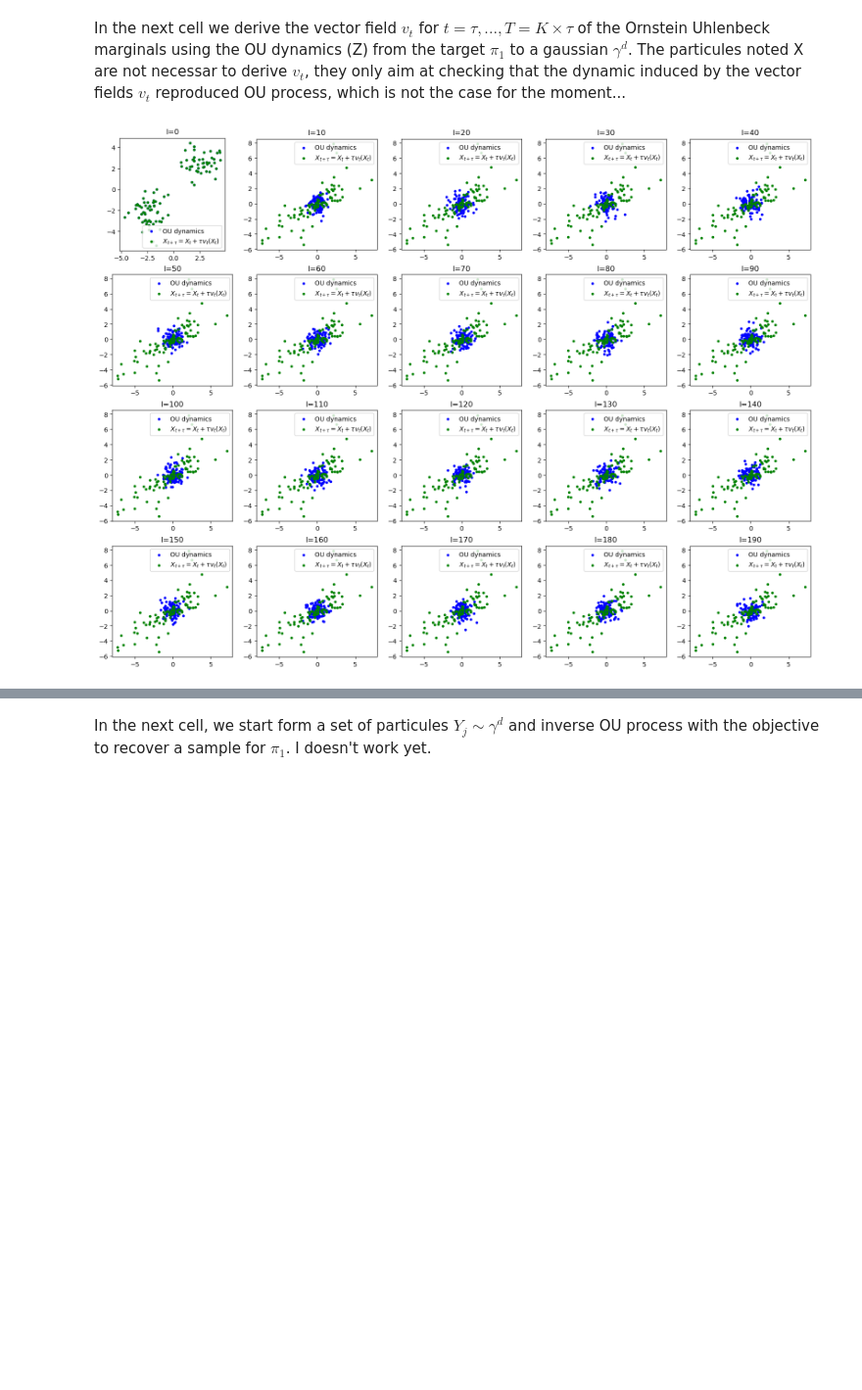
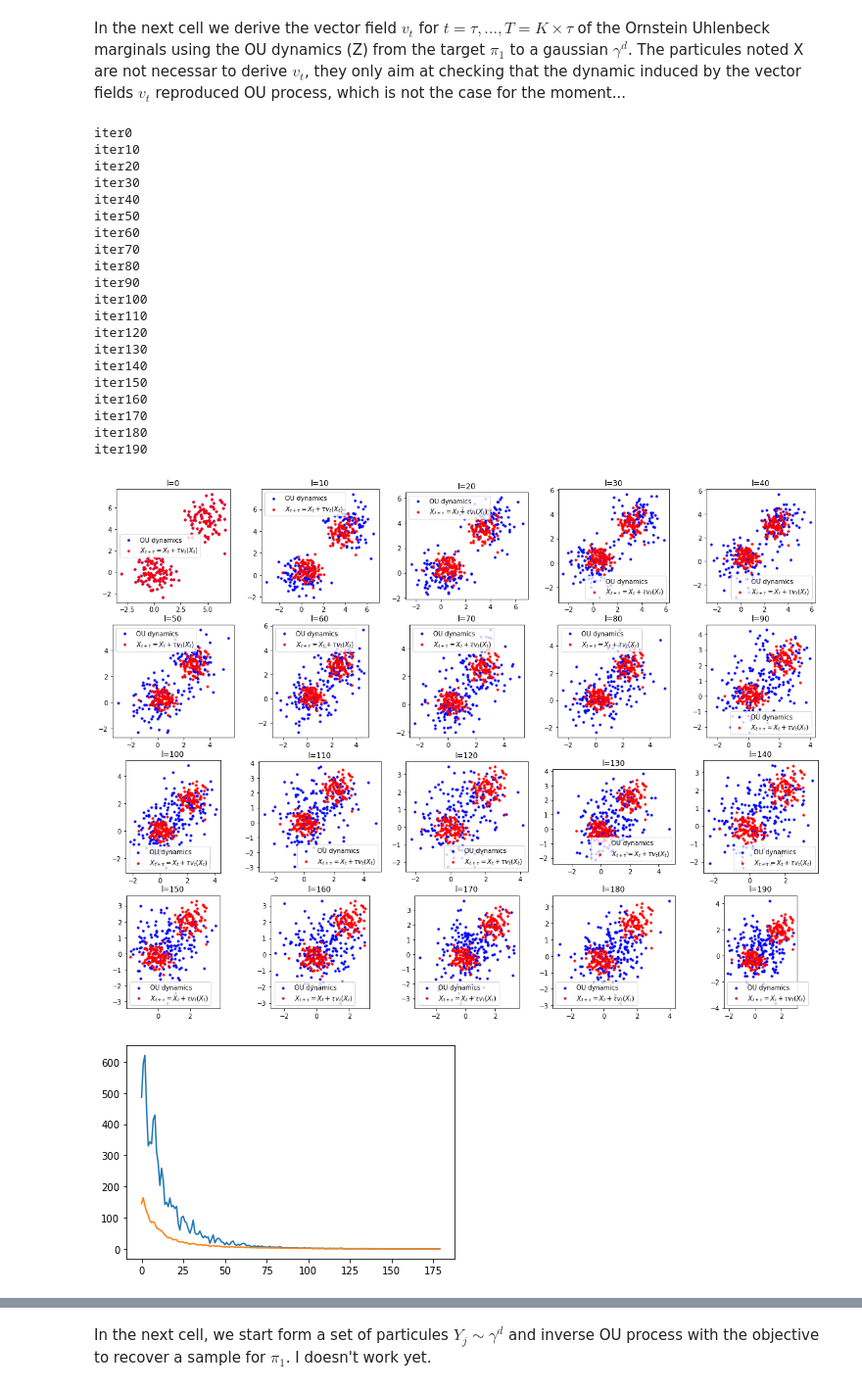
Before and after one commit to clementinechazal/kernel-path, a Jupyter notebook: ou_stein_path.ipynb, the cells around one changed output, grey strips where cells are left out. Shown at 98% size. Saved outputs shown, nothing was run; the diff lists cells and outputs as text; code cells hidden in the pictures; blank space fills up the shorter version.

```diff
--- a/ou_stein_path.ipynb
+++ b/ou_stein_path.ipynb
@@ -10,13 +10,17 @@ import functions
 n = 200
 d = 2
 
-Mu = [-2.5*np.ones(2), 2.5*np.ones(2)]
+Mu = [np.zeros(2), 5*np.ones(2)]
 Sigma = [np.identity(2), np.identity(2)]
 p = [1/2, 1/2]
 
-X1 =fc.mixt_gauss(Mu, Sigma, n, p) # Samples from the target distribution pi_1, a mixture of 2 gaussians
+X1 =fc.mixt_gauss(Mu, Sigma, n, p)
+#Mu = [3 * np.ones(2)]
+#Sigma = [np.identity(d)]
+#p = [1]
+#X1 =fc.mixt_gauss(Mu, Sigma, n, p) # Samples from the target distribution pi_1, a mixture of 2 gaussians
 # %%
-sigma = 10
+sigma = 7
 k = lambda x,y : fc.k_gauss(x,y,sigma)
 dk = lambda x,y : fc.dk_gauss(x,y,sigma)
 ddk = lambda x,y : fc.ddk_gauss(x,y,sigma)
@@ -28,40 +32,79 @@ import importlib
 importlib.reload(fc)
 
 V = []
-K = 200
-tau = 0.5
-lambd = 0.01
+N_iter = 200
+tau = 0.01
+lambd = 0.5
 X = X1
 Z = X1
-fig, axs = plt.subplots(nrows=2*K//100, ncols=5, figsize=(20, 15))
+L1 = []
+L2 = []
+fig, axs = plt.subplots(nrows=2*N_iter//100, ncols=5, figsize=(20, 15))
 
 xlim = (-4, 4)
 ylim = (-4, 4)
 
-for l in range(K):
+for l in range(N_iter):
     t = (l+1) * tau
 
     if l%10 == 0:
+        print('iter'+str(l))
         ll = l//10
         ax = axs[ll//5, ll%5]
         ax.scatter(Z[:, 0], Z[:, 1],color = "blue", label = "OU dynamics",s=10)
-        ax.scatter(X[:, 0], X[:, 1],color = "green", label = r"$X_{t+\tau} = X_{t} + \tau v_t(X_{t})$",s=10)
+        #plt.show()
+        ax.scatter(X[:, 0], X[:, 1],color = "red", label = r"$X_{t+\tau} = X_{t} + \tau v_t(X_{t})$",s=10)
+        #plt.show()
         ax.set_title(f'l={l}')
         ax.set_aspect('equal')
-        #ax.set_xlim(xlim)
-        #ax.set_ylim(ylim)
+        # ax.set_xlim(xlim)
+        # ax.set_ylim(ylim)
         ax.legend()
 
     eps = np.random.randn(n, d)
     psi = fc.psi(X1, eps, t)
     sigma_t = np.sqrt(fc.sigma_2(t))
 
     Z = np.exp(-t) * X1+ sigma_t * eps #Ornstein-Uhlenbeck dynamics
     Xi = fc.Xi(Z, eps, k, dk, ddk, t)
     phi = np.linalg.inv(1/n * Xi + lambd * np.identity(n)) @ psi
     M = lambda x : k(Z, x)[:, :, None] * eps[:,np.newaxis,:] / sigma_t + dk(Z, x)
     v = lambda x : 1/n * np.sum(phi[:, np.newaxis, np.newaxis] * M(x), axis=0)
     V.append(v)
+
+    L1.append(fc.Loss1(v,Z,Mu[0],phi,Xi,t,k,dk,sigma,lambd))
+    L2.append(fc.Loss2(v,Z,eps,Mu[0],phi,Xi,psi,t,k,dk,sigma,lambd))
+
+    #print(L1[-1])
+    #print(L2[-1])
+
     X = X + tau * v(X)
+
+plt.figure()
+plt.plot(L1[20:]) # eq 3
+#plt.figure()
+plt.plot(L2[20:]) # eq 5
+plt.show()
 # %% [output]
+iter0
+iter10
+iter20
+iter30
+iter40
+iter50
+iter60
+iter70
+iter80
+iter90
+iter100
+iter110
+iter120
+iter130
+iter140
+iter150
+iter160
+iter170
+iter180
+iter190
-[figure, old version]
+[figure, new version]
+[figure, added]
```
Also changed, not shown: parts of 5 cells of this notebook, 1 other file.
